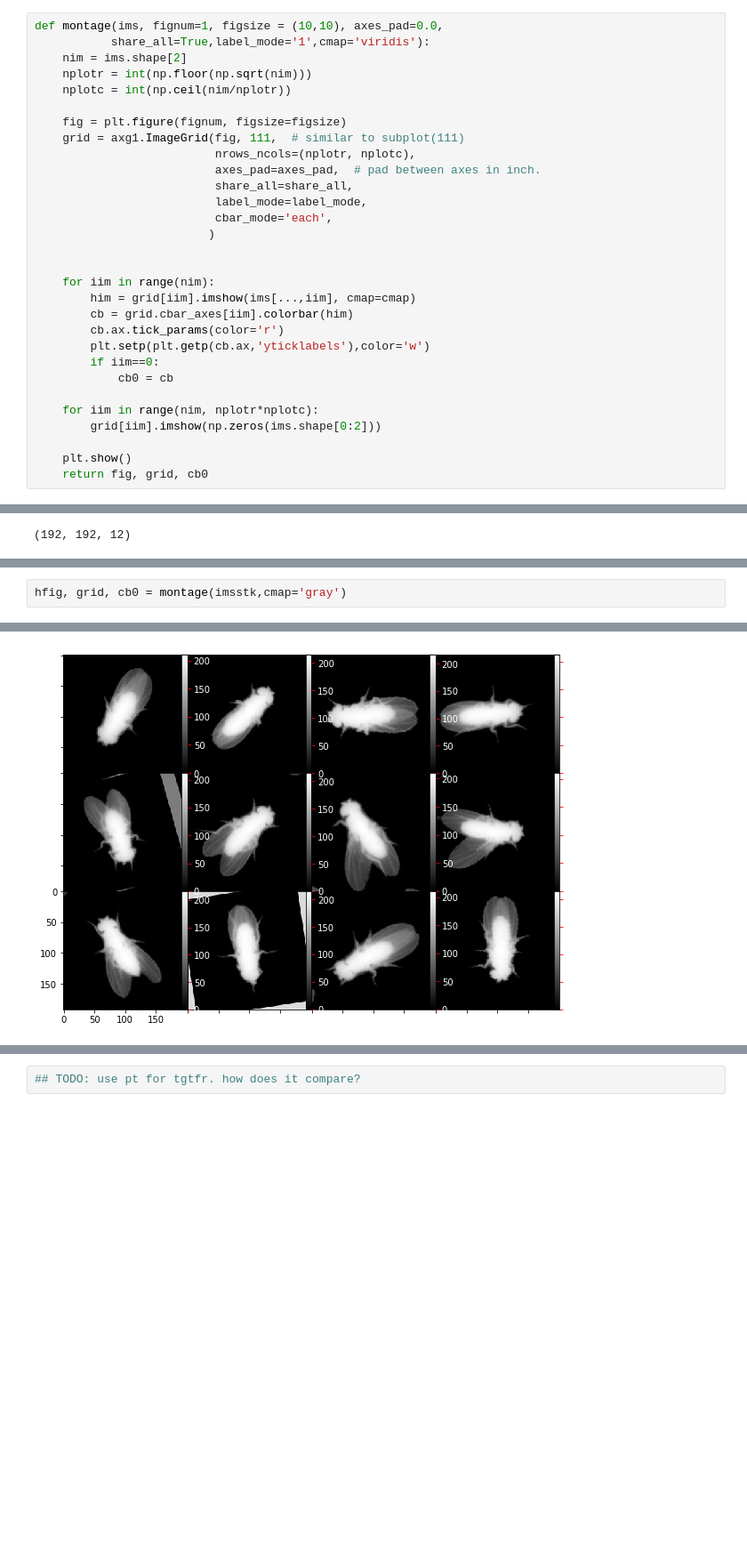
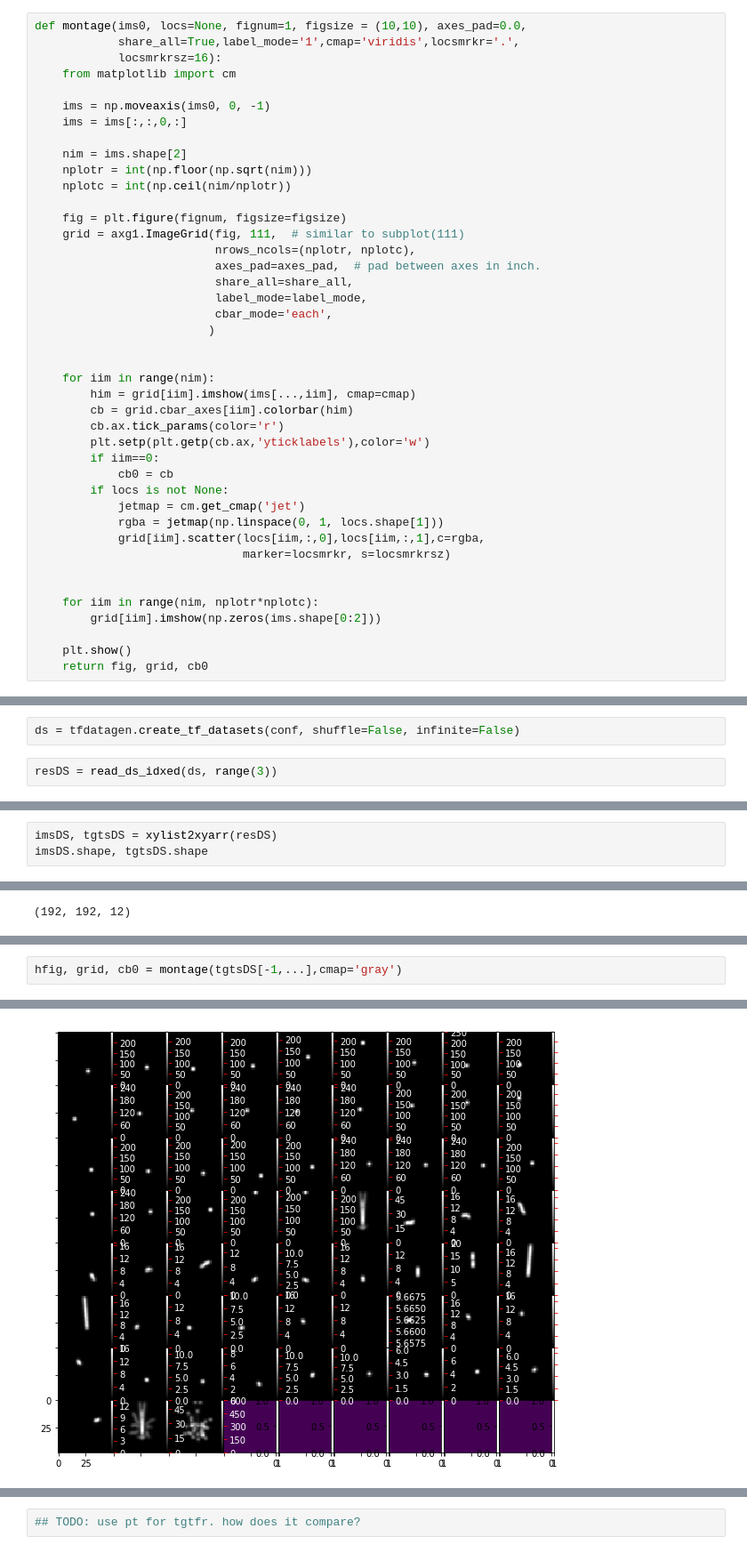
Before and after one commit to kristinbranson/APT, a Jupyter notebook: deepnet/notebooks/apt_dpk_data_pipeline_comparison.ipynb, the cells around one changed output, grey strips where cells are left out. Shown at 89% size. Drawn from its saved outputs; the diff is of its cells as text; blank space fills up the shorter version.

Commit message:
dpk repro tfdata experimenting

```diff
--- a/deepnet/notebooks/apt_dpk_data_pipeline_comparison.ipynb
+++ b/deepnet/notebooks/apt_dpk_data_pipeline_comparison.ipynb
@@ -93,6 +129,12 @@ ifo
 # %%
-def montage(ims, fignum=1, figsize = (10,10), axes_pad=0.0,
-           share_all=True,label_mode='1',cmap='viridis'):
+def montage(ims0, locs=None, fignum=1, figsize = (10,10), axes_pad=0.0,
+            share_all=True,label_mode='1',cmap='viridis',locsmrkr='.',
+            locsmrkrsz=16):
+    from matplotlib import cm
+
+    ims = np.moveaxis(ims0, 0, -1)
+    ims = ims[:,:,0,:]
+
     nim = ims.shape[2]
     nplotr = int(np.floor(np.sqrt(nim)))
     nplotc = int(np.ceil(nim/nplotr))
@@ -114,6 +156,12 @@ def montage(ims, fignum=1, figsize = (10,10), axes_pad=0.0,
         plt.setp(plt.getp(cb.ax,'yticklabels'),color='w')
         if iim==0:
             cb0 = cb
+        if locs is not None:
+            jetmap = cm.get_cmap('jet')
+            rgba = jetmap(np.linspace(0, 1, locs.shape[1]))
+            grid[iim].scatter(locs[iim,:,0],locs[iim,:,1],c=rgba,
+                              marker=locsmrkr, s=locsmrkrsz)
+
 
     for iim in range(nim, nplotr*nplotc):
         grid[iim].imshow(np.zeros(ims.shape[0:2]))
@@ -365,0 +395,4 @@ W0504 16:36:39.253763 140670850795328 tfdatagen.py:503] tfdatagen data gen. file
+# %%
+ds = tfdatagen.create_tf_datasets(conf, shuffle=False, infinite=False)
+# %%
+resDS = read_ds_idxed(ds, range(3))
@@ -365,0 +403,3 @@ W0504 16:36:39.253763 140670850795328 tfdatagen.py:503] tfdatagen data gen. file
+# %%
+imsDS, tgtsDS = xylist2xyarr(resDS)
+imsDS.shape, tgtsDS.shape
@@ -385,5 +432,5 @@ imsstk.shape
 # %% [output]
 (192, 192, 12)
 # %%
-hfig, grid, cb0 = montage(imsstk,cmap='gray')
+hfig, grid, cb0 = montage(tgtsDS[-1,...],cmap='gray')
 # %% [output]
@@ -390 +440 @@ hfig, grid, cb0 = montage(imsstk,cmap='gray')
-[figure, old version]
+[figure, new version]
```
Also changed, not shown: parts of 82 cells of this notebook, 4 other files.
